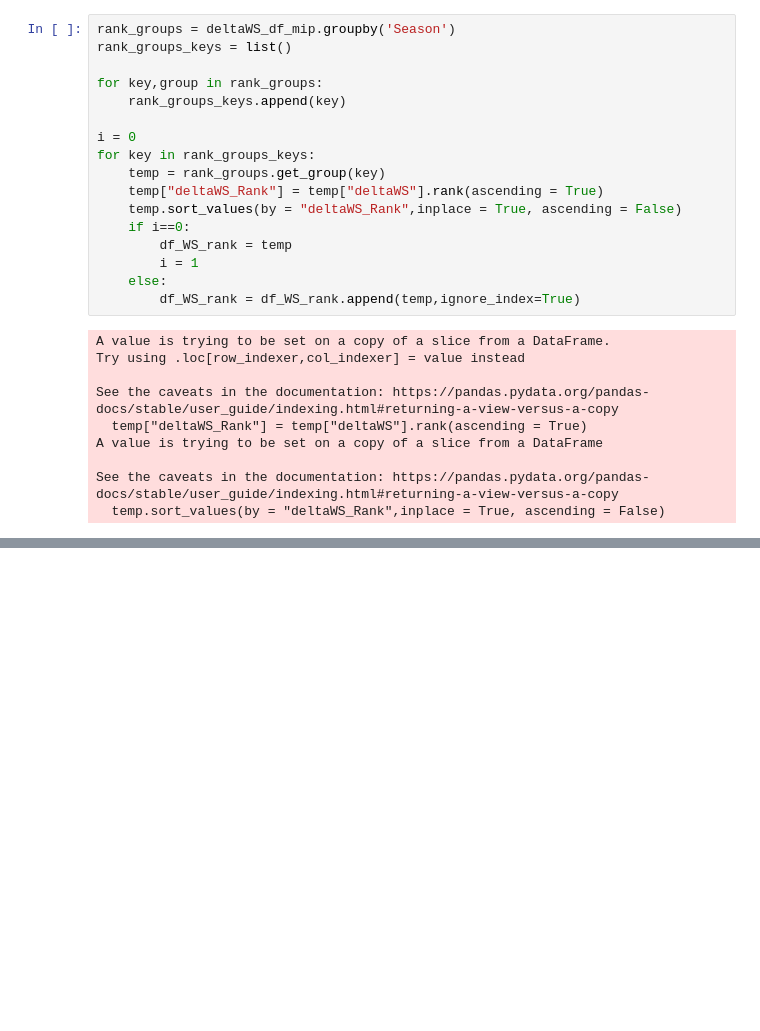
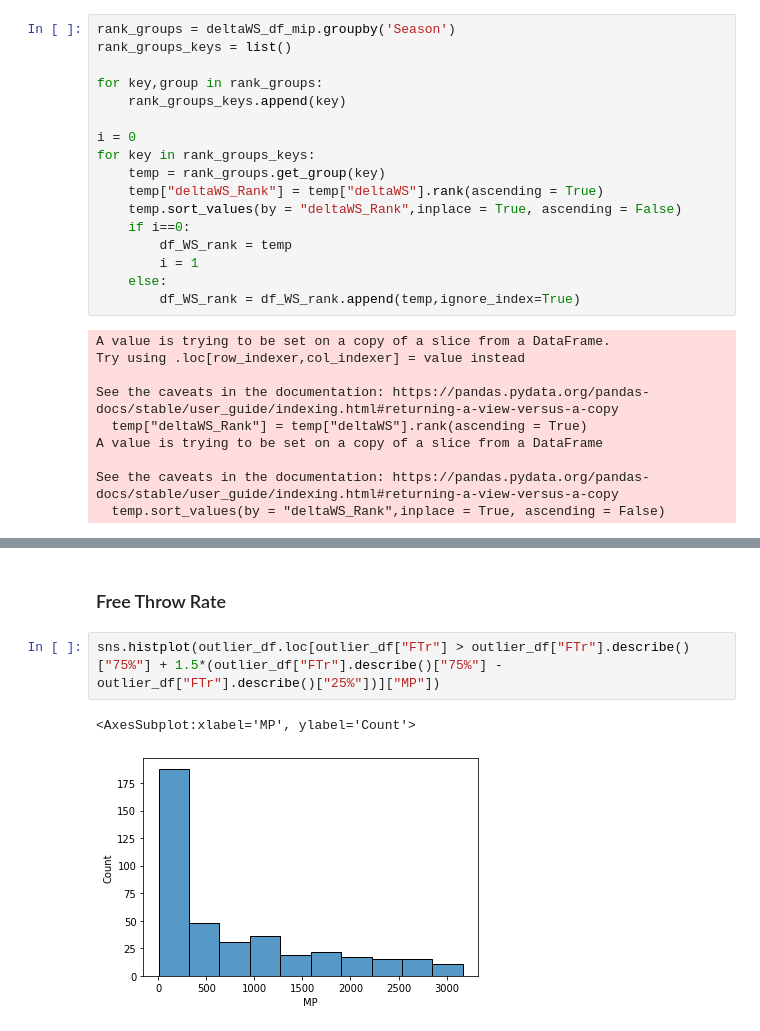
Before and after one commit to Pasindu19970808/NBAData, a Jupyter notebook: V2/NBA_DataAnalysis.ipynb, the cells around one changed output, grey strips where cells are left out. Saved outputs shown, nothing was run; the diff lists cells and outputs as text; blank space fills up the shorter version.

```diff
--- a/V2/NBA_DataAnalysis.ipynb
+++ b/V2/NBA_DataAnalysis.ipynb
@@ -336,0 +407,7 @@ plt.show()
+# %% [markdown]
+<h3> Free Throw Rate </h3>
+# %%
+sns.histplot(outlier_df.loc[outlier_df["FTr"] > outlier_df["FTr"].describe()["75%"] + 1.5*(outlier_df["FTr"].describe()["75%"] - outlier_df["FTr"].describe()["25%"])]["MP"])
+# %% [output]
+<AxesSubplot:xlabel='MP', ylabel='Count'>
+[figure, added]
```
Also changed, not shown: parts of 60 cells of this notebook.
